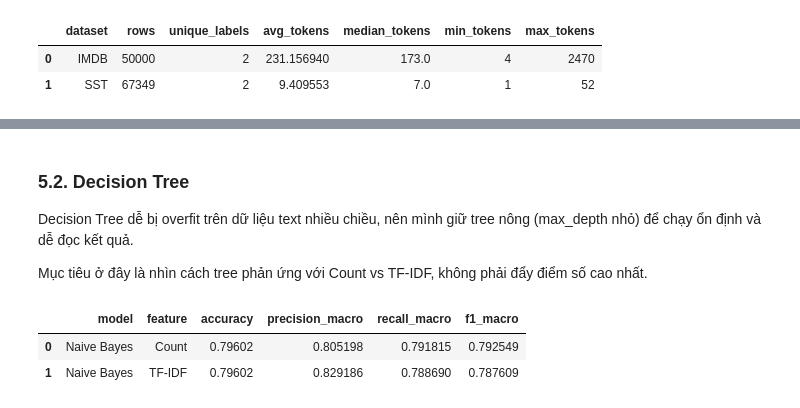
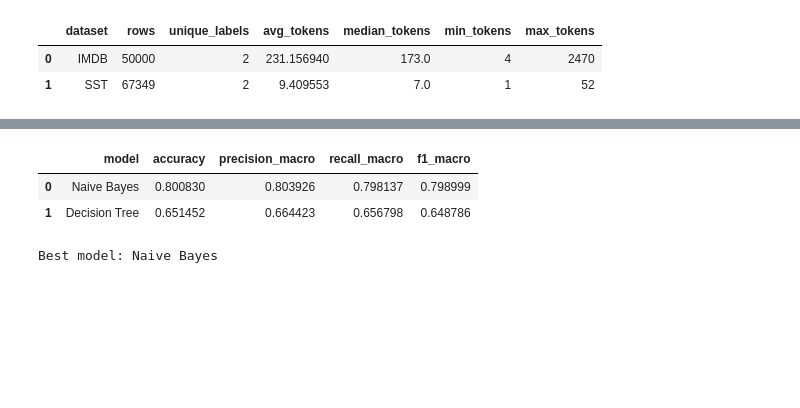
Before and after one commit to Dyu20705/Classical-NLP-From-Scratch-Research-Framework, a Jupyter notebook: notebook/exploration.ipynb, the cells around one changed output, grey strips where cells are left out. Drawn from its saved outputs; the diff is of its cells as text; code cells hidden in the pictures; blank space fills up the shorter version.

```diff
--- a/notebook/exploration.ipynb
+++ b/notebook/exploration.ipynb
@@ -381,40 +325,19 @@ Helper metrics đã sẵn sàng.
-# %% [markdown]
-### 5.2. Decision Tree
-
-Decision Tree dễ bị overfit trên dữ liệu text nhiều chiều, nên mình giữ tree nông (max_depth nhỏ) để chạy ổn định và dễ đọc kết quả.
-
-Mục tiêu ở đây là nhìn cách tree phản ứng với Count vs TF-IDF, không phải đẩy điểm số cao nhất.
 # %%
-nb_results = []
+results = [nb_results, dt_results]
+results_df = pd.DataFrame([{
+    'model': item['model'],
+    'accuracy': item['metrics']['accuracy'],
+    'precision_macro': item['metrics']['report'].iloc[-1]['precision'],
+    'recall_macro': item['metrics']['report'].iloc[-1]['recall'],
+    'f1_macro': item['metrics']['report'].iloc[-1]['f1'],
+} for item in results]).sort_values('f1_macro', ascending=False).reset_index(drop=True)
 
-nb_results.append(
-    evaluate_model(
-        model_name='Naive Bayes',
-        model=NaiveBayes(alpha=1.0),
-        X_train=feature_bundle['X_train_counts'],
-        X_test=feature_bundle['X_test_counts'],
-        y_train=feature_bundle['train_y'],
-        y_test=feature_bundle['test_y'],
-        feature_name='Count',
-    )
-)
-
-nb_results.append(
-    evaluate_model(
-        model_name='Naive Bayes',
-        model=NaiveBayes(alpha=1.0),
-        X_train=feature_bundle['X_train_tfidf'],
-        X_test=feature_bundle['X_test_tfidf'],
-        y_train=feature_bundle['train_y'],
-        y_test=feature_bundle['test_y'],
-        feature_name='TF-IDF',
-    )
-)
-
-nb_results_df = pd.DataFrame([{k: v for k, v in row.items() if k != 'cm'} for row in nb_results]).sort_values('f1_macro', ascending=False)
-nb_results_df
+display(results_df)
+best_row = results_df.iloc[0]
+print('Best model:', best_row['model'])
 # %% [output]
-|  | model | feature | accuracy | precision_macro | recall_macro | f1_macro |
-| 0 | Naive Bayes | Count | 0.79602 | 0.805198 | 0.791815 | 0.792549 |
-| 1 | Naive Bayes | TF-IDF | 0.79602 | 0.829186 | 0.788690 | 0.787609 |
+|  | model | accuracy | precision_macro | recall_macro | f1_macro |
+| 0 | Naive Bayes | 0.800830 | 0.803926 | 0.798137 | 0.798999 |
+| 1 | Decision Tree | 0.651452 | 0.664423 | 0.656798 | 0.648786 |
+Best model: Naive Bayes
 # %%
```
Also changed, not shown: parts of 18 cells of this notebook, 46 other files.
